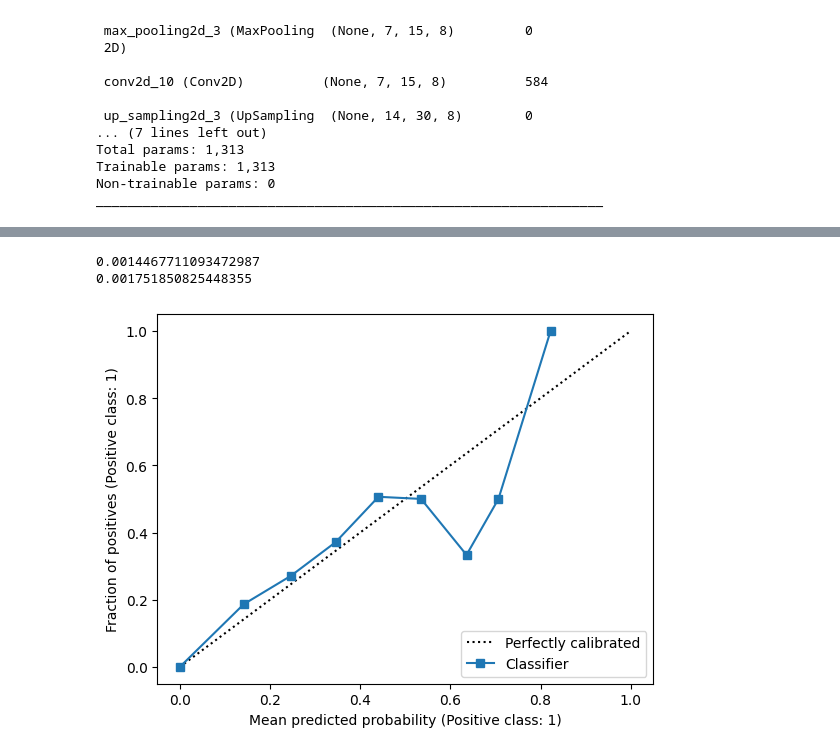
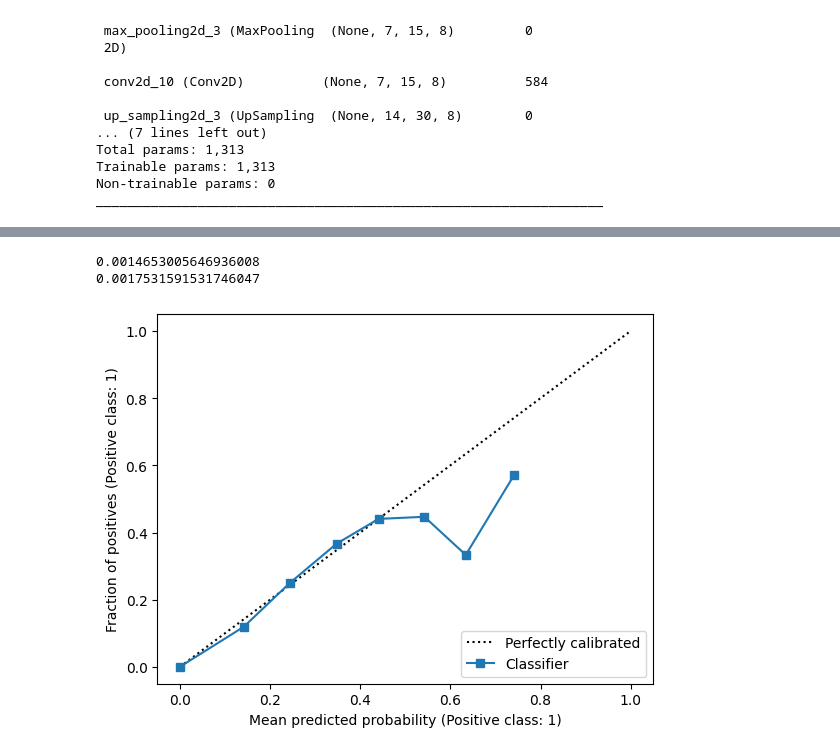
Before and after one commit to PaoloBonettiPolimi/TC, a Jupyter notebook: Paolo/Notebooks_newTarget/3.2) CNN for old target with different times.ipynb, the cells around one changed output, grey strips where cells are left out. Drawn from its saved outputs; the diff is of its cells as text; code cells hidden in the pictures.

```diff
--- a/Paolo/Notebooks_newTarget/3.2) CNN for old target with different times.ipynb
+++ b/Paolo/Notebooks_newTarget/3.2) CNN for old target with different times.ipynb
@@ -95,7 +95,7 @@ def extract_images(df, variables, verbose=False):
         a=df.iloc[377*day:377*(day+1)]
         i=0
         for var in variables:
-            images[day,:,:,i] = a.pivot(index='latitude', columns='longitude')[var]
+            images[day,:,:,i] = a.pivot(index='latitude', columns='longitude').sort_index(ascending=False)[var]
             i+=1
         k+=1
         if (k%100==0) & (verbose==True): print(k)
@@ -498,6 +540,6 @@ Epoch 49: early stopping
 <keras.callbacks.History at 0x...>
 # %%
-t = model.predict(test_img_std_old)
+t = model.predict(test_img_std_before20191201[:-1])
 
 ranges = [0.025,0.05,0.075,0.1]
 
@@ -508,6 +550,6 @@ for j in ranges:
         else: classes.append(1)
 
 # confusion matrix with threshold on 0.1, otherwise always 0
-    ConfusionMatrixDisplay(confusion_matrix(y_test_img_old.reshape(-1,1), classes)).plot(colorbar=False,cmap=plt.cm.Blues, values_format='d')
-    ConfusionMatrixDisplay(confusion_matrix(y_test_img_old.reshape(-1,1), classes, normalize='true')).plot(colorbar=False,cmap=plt.cm.Blues)
+    ConfusionMatrixDisplay(confusion_matrix(y_test_img_old[1:].reshape(-1,1), classes)).plot(colorbar=False,cmap=plt.cm.Blues, values_format='d')
+    ConfusionMatrixDisplay(confusion_matrix(y_test_img_old[1:].reshape(-1,1), classes, normalize='true')).plot(colorbar=False,cmap=plt.cm.Blues)
 # %% [output]
@@ -523,9 +564,9 @@ for j in ranges:
 [figure]
 # %%
-plot_roc(t.reshape(-1,1),y_test_img_old.reshape(-1,1))
+plot_roc(t.reshape(-1,1),y_test_img_old[1:].reshape(-1,1))
 
-display = CalibrationDisplay.from_predictions(y_test_img_old.reshape(-1,1), t.reshape(-1,1), n_bins=10)
+display = CalibrationDisplay.from_predictions(y_test_img_old[1:].reshape(-1,1), t.reshape(-1,1), n_bins=10)
 
-print(brier_score_loss(y_test_img_old.reshape(-1,1), t.reshape(-1,1)))
-print(brier_score_loss(y_test_img_old.reshape(-1,1), np.zeros(len(y_test_img_old.reshape(-1,1)))))
+print(brier_score_loss(y_test_img_old[1:].reshape(-1,1), t.reshape(-1,1)))
+print(brier_score_loss(y_test_img_old[1:].reshape(-1,1), np.zeros(len(y_test_img_old[1:].reshape(-1,1)))))
 # %% [output]
@@ -533,3 +574,3 @@ print(brier_score_loss(y_test_img_old.reshape(-1,1), np.zeros(len(y_test_img_old
-0.0014467711093472987
-0.001751850825448355
+0.0014653005646936008
+0.0017531591531746047
-[figure, old version]
+[figure, new version]
```
Also changed, not shown: parts of 20 cells of this notebook, 7 other files.
